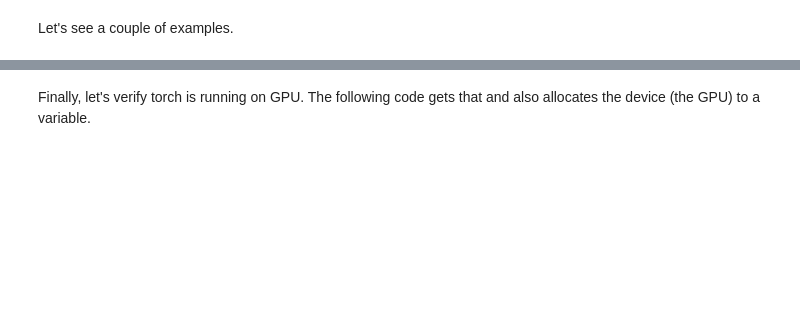
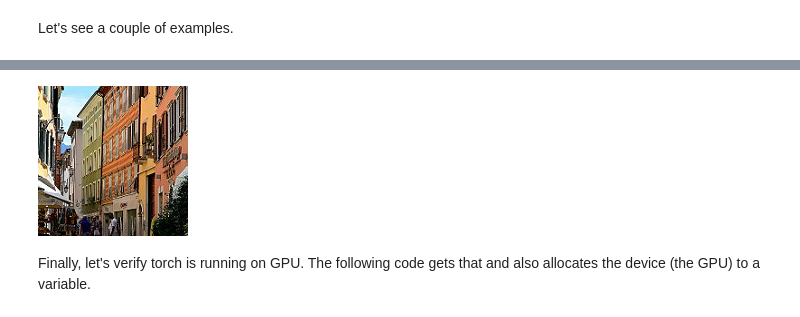
Before and after one commit to CBravoR/AdvancedAnalyticsLabs, a Jupyter notebook: notebooks/python/Lab_2D_Convolutions.ipynb, the cells around one changed output, grey strips where cells are left out. Saved outputs shown, nothing was run; the diff lists cells and outputs as text; code cells hidden in the pictures; blank space fills up the shorter version.

```diff
--- a/notebooks/python/Lab_2D_Convolutions.ipynb
+++ b/notebooks/python/Lab_2D_Convolutions.ipynb
@@ -40,5 +76,7 @@ Image(filename='IntelClassification/seg_train/sea/17997.jpg')
 # %%
-Image(filename='IntelClassification/seg_train/street/8294.jpg')
+Image(filename='IntelClassification/seg_test/street/20066.jpg')
+# %% [output]
+[figure, added]
 # %% [markdown]
 Finally, let's verify torch is running on GPU. The following code gets that and also allocates the device (the GPU) to a variable.
 # %%
```
Also changed, not shown: parts of 61 cells of this notebook, 2 other files.
